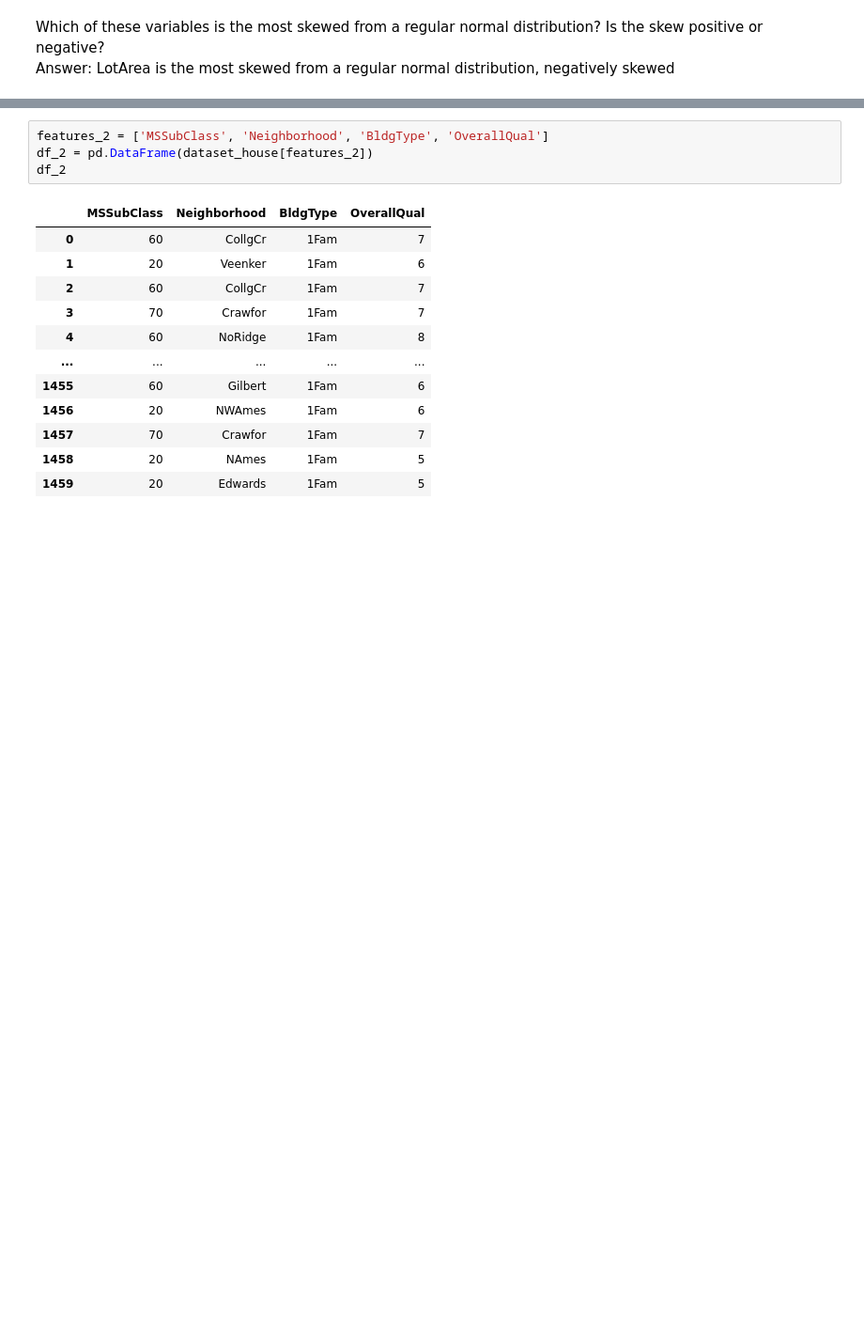
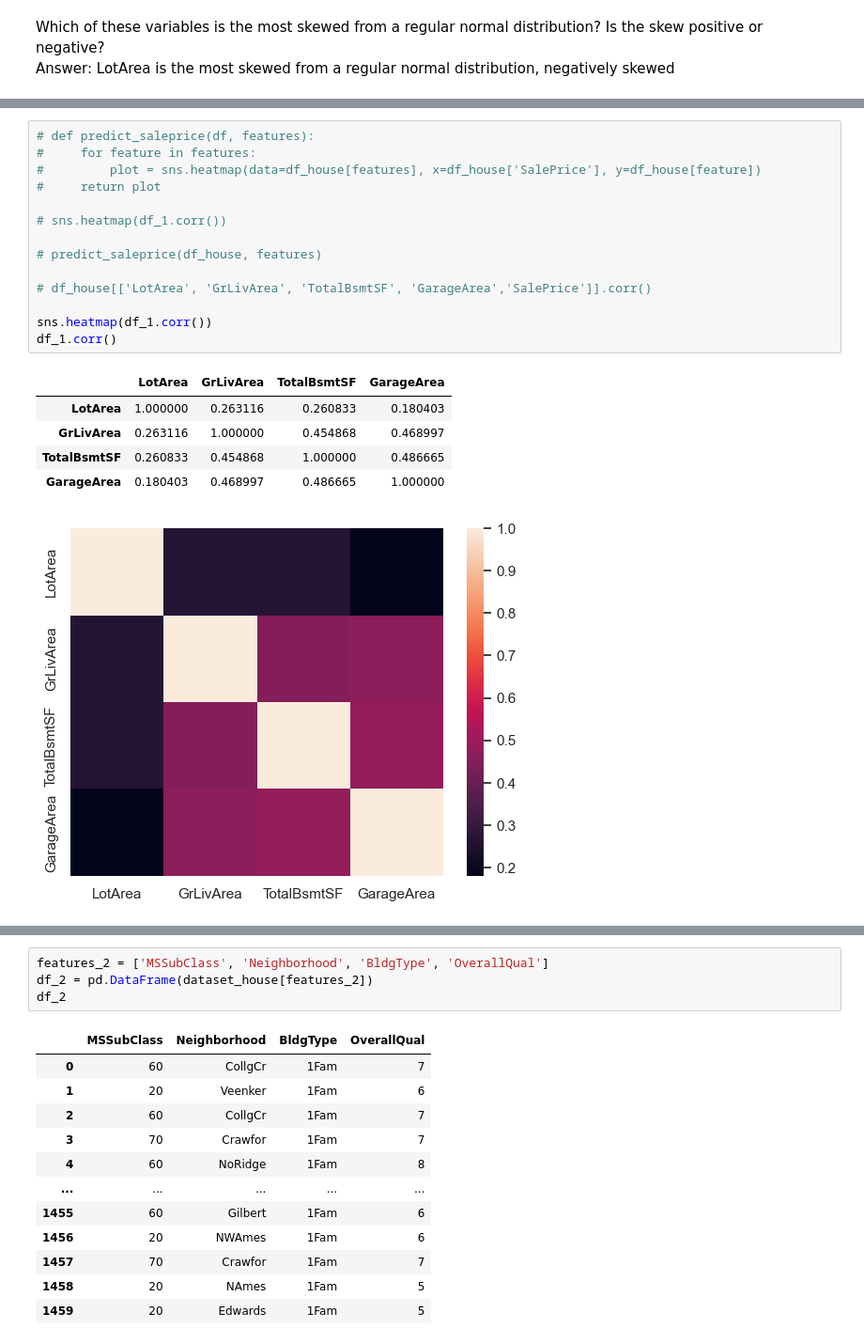
Before and after one commit to chezyio/SC1015, a Jupyter notebook: Week 5/Lab/exercise3/Exercise3_solution.ipynb, the cells around one changed output, grey strips where cells are left out. Shown: that part at 94% size. Cells and saved outputs as stored; diff of their text form; blank space fills up the shorter version.

```diff
--- a/Week 5/Lab/exercise3/Exercise3_solution.ipynb
+++ b/Week 5/Lab/exercise3/Exercise3_solution.ipynb
@@ -89,0 +99,21 @@ Answer:
+# %%
+# def predict_saleprice(df, features):
+#     for feature in features:
+#         plot = sns.heatmap(data=df_house[features], x=df_house['SalePrice'], y=df_house[feature])
+#     return plot
+
+# sns.heatmap(df_1.corr())
+
+# predict_saleprice(df_house, features)
+
+# df_house[['LotArea', 'GrLivArea', 'TotalBsmtSF', 'GarageArea','SalePrice']].corr()
+
+sns.heatmap(df_1.corr())
+df_1.corr()
+# %% [output]
+|  | LotArea | GrLivArea | TotalBsmtSF | GarageArea |
+| LotArea | 1.000000 | 0.263116 | 0.260833 | 0.180403 |
+| GrLivArea | 0.263116 | 1.000000 | 0.454868 | 0.468997 |
+| TotalBsmtSF | 0.260833 | 0.454868 | 1.000000 | 0.486665 |
+| GarageArea | 0.180403 | 0.468997 | 0.486665 | 1.000000 |
+[figure, added]
```
Also changed, not shown: parts of 17 cells of this notebook.
